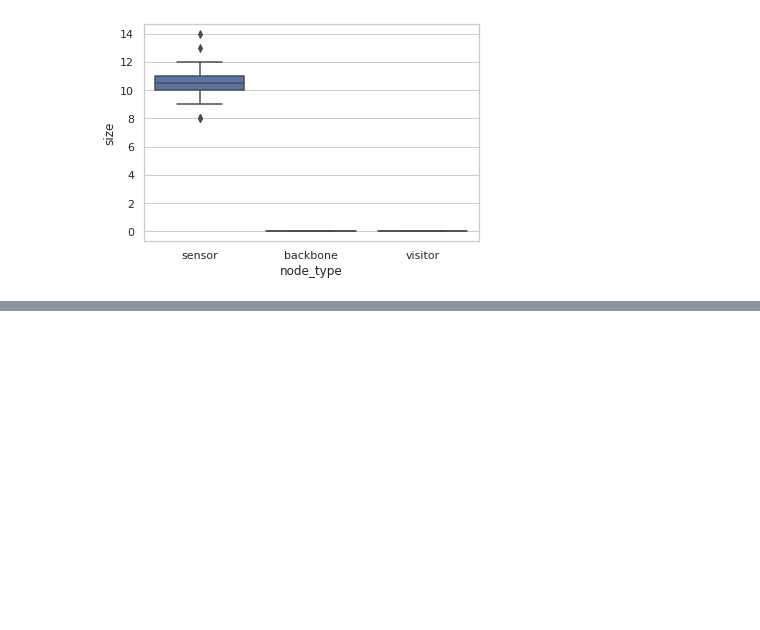
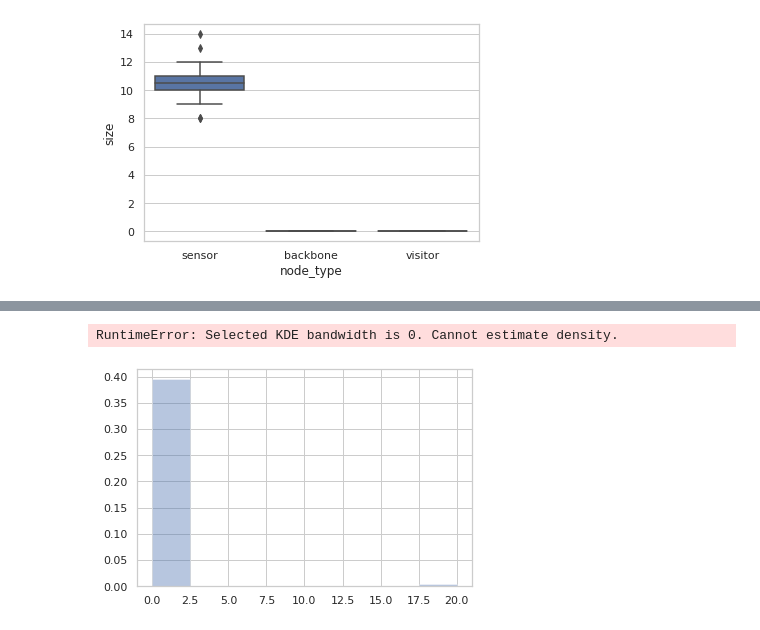
Before and after one commit to umr-ds/progdtn-evaluation, a Jupyter notebook: evaluation/evaluation.ipynb, the cells around one changed output, grey strips where cells are left out. Cells and saved outputs as stored; diff of their text form; code cells hidden in the pictures; blank space fills up the shorter version.

```diff
--- a/evaluation/evaluation.ipynb
+++ b/evaluation/evaluation.ipynb
@@ -127,0 +154,6 @@ bp = sns.boxplot(x="node_type", y="size", data=final_sizes_prophet)
+# %%
+sns.set(style="whitegrid")
+bp = sns.distplot(bundle_runtimes_prophet["runtime"])
+# %% [output]
+RuntimeError: Selected KDE bandwidth is 0. Cannot estimate density.
+[figure, added]
```
Also changed, not shown: parts of 14 cells of this notebook, 1 other file.
